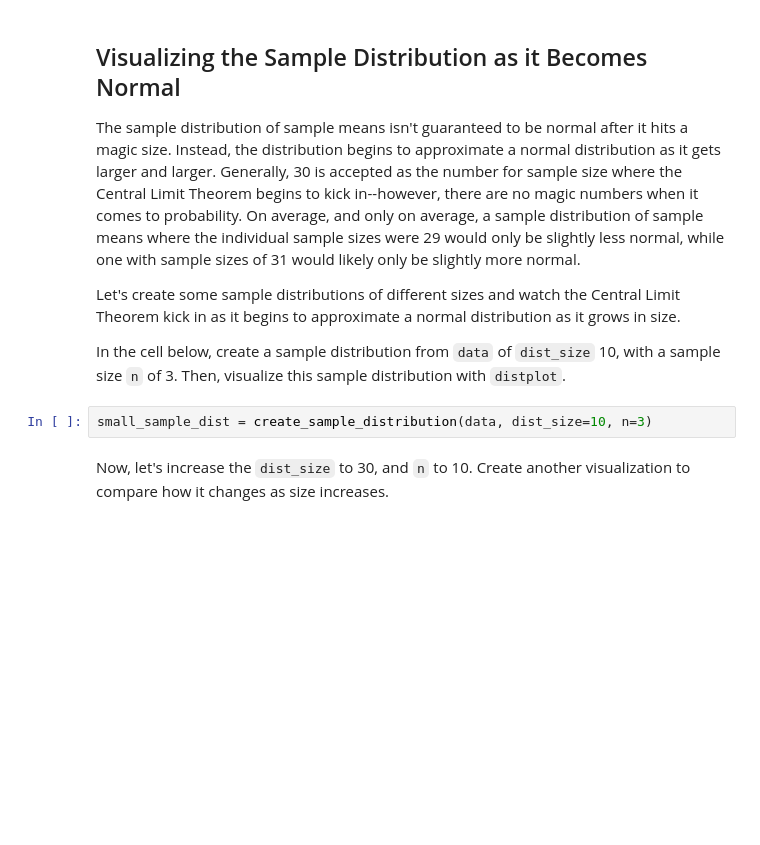
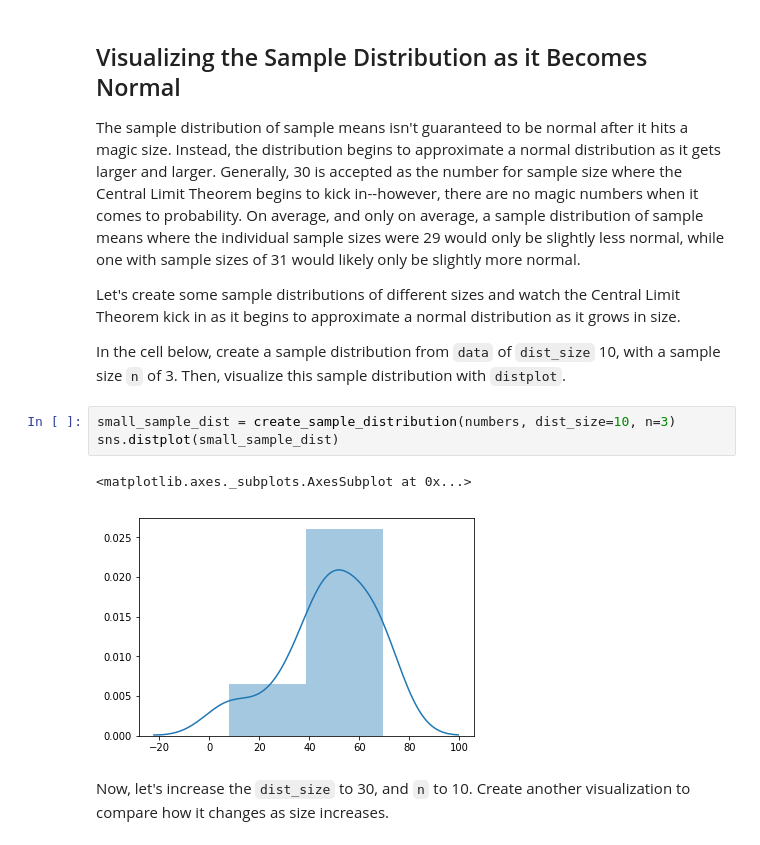
Before and after one commit to henry-cham-flatironschool/dsc-central-limit-theorem-lab-nyc-ds-career-042219, a Jupyter notebook: index.ipynb, the cells around one changed output. Saved outputs shown, nothing was run; the diff lists cells and outputs as text; blank space fills up the shorter version.

```diff
--- a/index.ipynb
+++ b/index.ipynb
@@ -117,7 +117,11 @@ Let's create some sample distributions of different sizes and watch the Central
 
 In the cell below, create a sample distribution from `data` of `dist_size` 10, with a sample size `n` of 3. Then, visualize this sample distribution with `distplot`.
 # %%
-small_sample_dist = create_sample_distribution(data, dist_size=10, n=3)
+small_sample_dist = create_sample_distribution(numbers, dist_size=10, n=3)
+sns.distplot(small_sample_dist)
+# %% [output]
+<matplotlib.axes._subplots.AxesSubplot at 0x...>
+[figure, added]
 # %% [markdown]
 Now, let's increase the `dist_size` to 30, and `n` to 10.  Create another visualization to compare how it changes as size increases.
 # %% [markdown]
```
